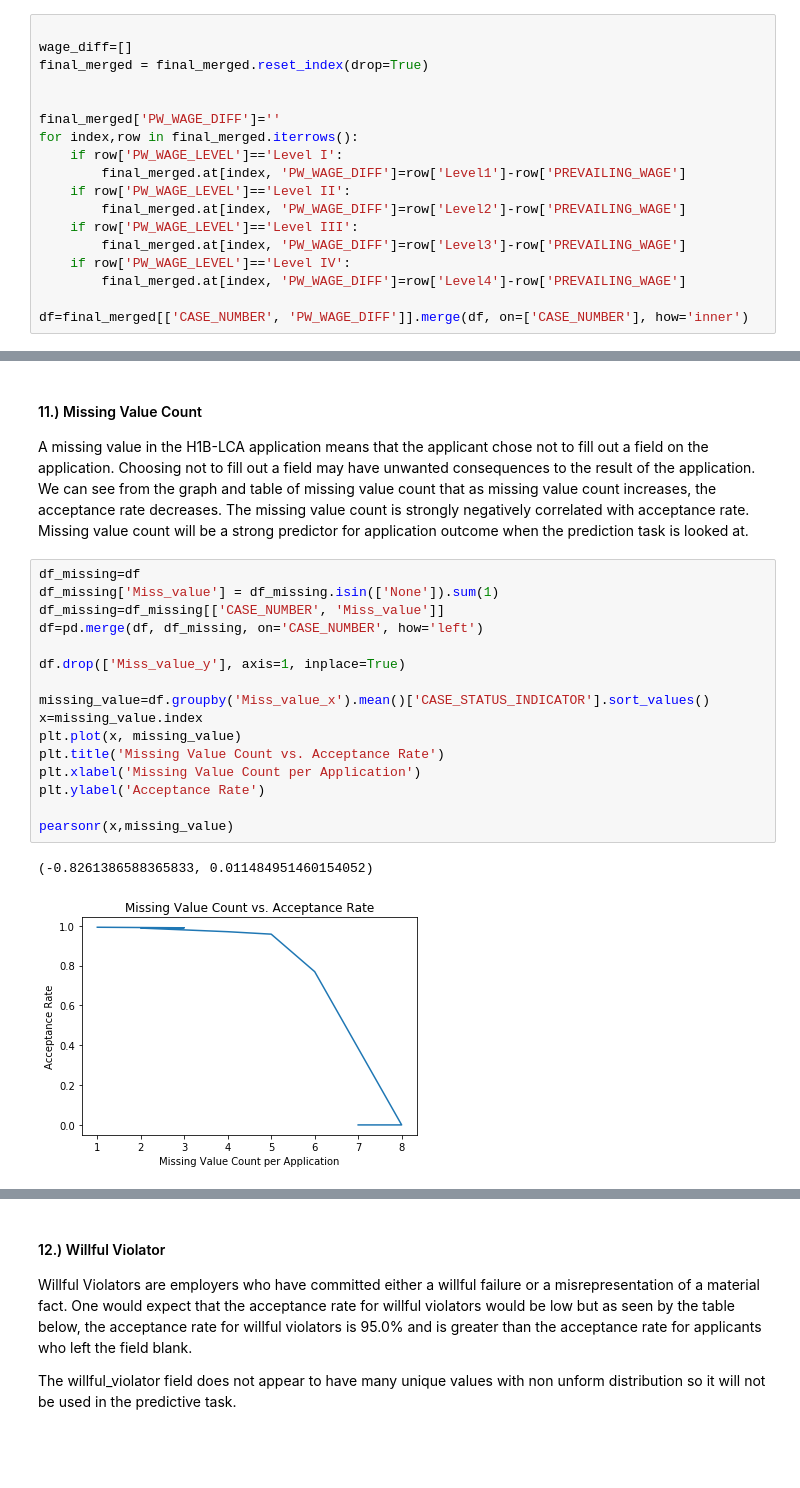
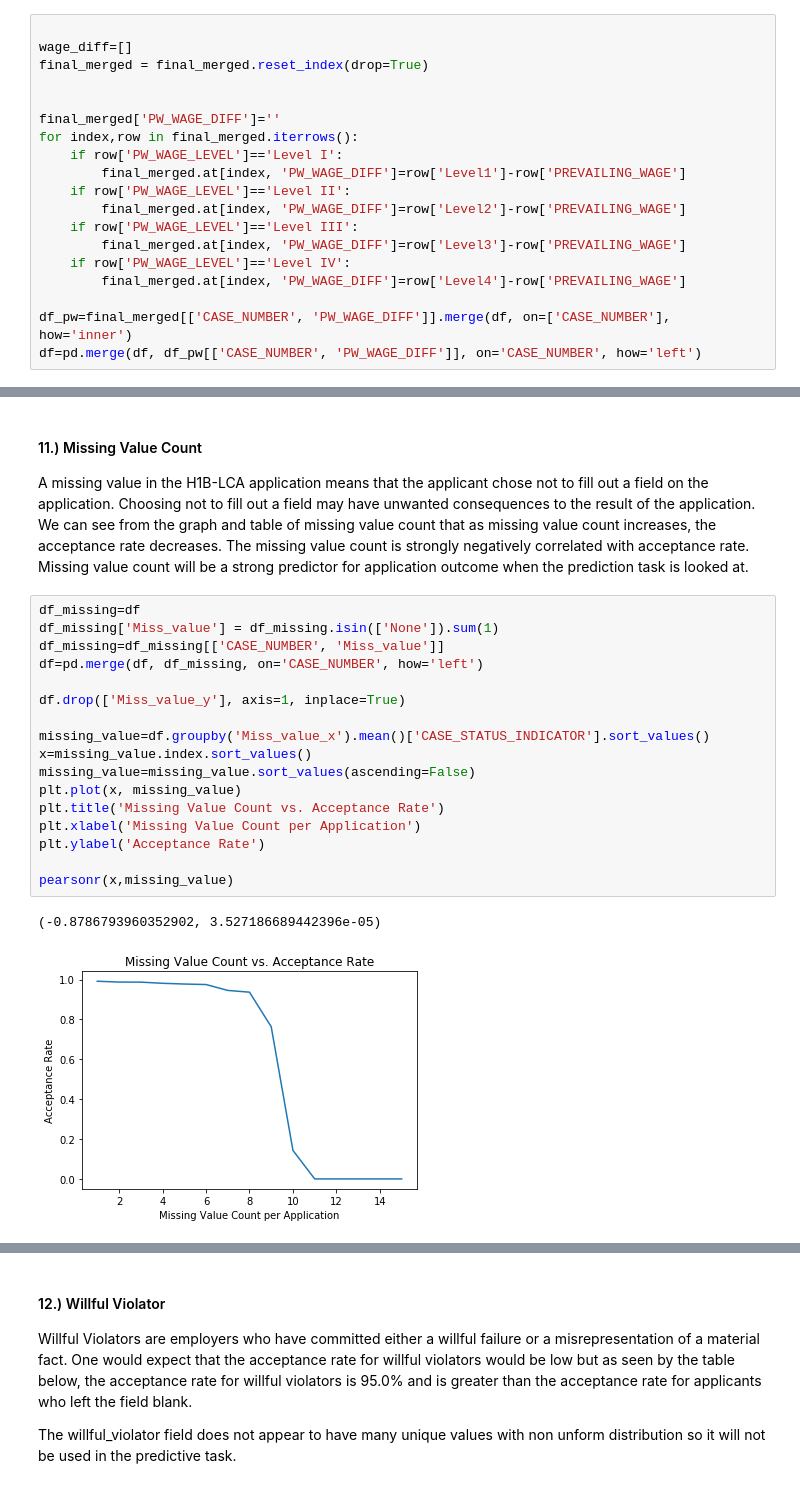
Before and after one commit to sopaturi/Springboard, a Jupyter notebook: Capstone Project/Capstone Project-EDA.ipynb, the cells around one changed output, grey strips where cells are left out. Drawn from its saved outputs; the diff is of its cells as text; blank space fills up the shorter version.

```diff
--- a/Capstone Project/Capstone Project-EDA.ipynb
+++ b/Capstone Project/Capstone Project-EDA.ipynb
@@ -621,7 +623,8 @@ for index,row in final_merged.iterrows():
     if row['PW_WAGE_LEVEL']=='Level IV':
         final_merged.at[index, 'PW_WAGE_DIFF']=row['Level4']-row['PREVAILING_WAGE']
 
-df=final_merged[['CASE_NUMBER', 'PW_WAGE_DIFF']].merge(df, on=['CASE_NUMBER'], how='inner')
+df_pw=final_merged[['CASE_NUMBER', 'PW_WAGE_DIFF']].merge(df, on=['CASE_NUMBER'], how='inner')
+df=pd.merge(df, df_pw[['CASE_NUMBER', 'PW_WAGE_DIFF']], on='CASE_NUMBER', how='left')
 # %% [markdown]
 According to the probability density distribution below, many prevailing wage difference values are negative with a large magnitude  with a minimum on the order of -3e8.
 # %%
@@ -684,22 +688,23 @@ A missing value in the H1B-LCA application means that the applicant chose not to
 # %%
 df_missing=df
 df_missing['Miss_value'] = df_missing.isin(['None']).sum(1)
 df_missing=df_missing[['CASE_NUMBER', 'Miss_value']]
 df=pd.merge(df, df_missing, on='CASE_NUMBER', how='left')
 
 df.drop(['Miss_value_y'], axis=1, inplace=True)
 
 missing_value=df.groupby('Miss_value_x').mean()['CASE_STATUS_INDICATOR'].sort_values()
-x=missing_value.index
+x=missing_value.index.sort_values()
+missing_value=missing_value.sort_values(ascending=False)
 plt.plot(x, missing_value)
 plt.title('Missing Value Count vs. Acceptance Rate')
 plt.xlabel('Missing Value Count per Application')
 plt.ylabel('Acceptance Rate')
 
 pearsonr(x,missing_value)
 # %% [output]
-(-0.8261386588365833, 0.011484951460154052)
+(-0.8786793960352902, 3.527186689442396e-05)
-[figure, old version]
+[figure, new version]
 # %%
 missing_value=missing_value.to_frame()
 missing_value.columns=['Probability Accepted']
```
Also changed, not shown: parts of 24 cells of this notebook.
